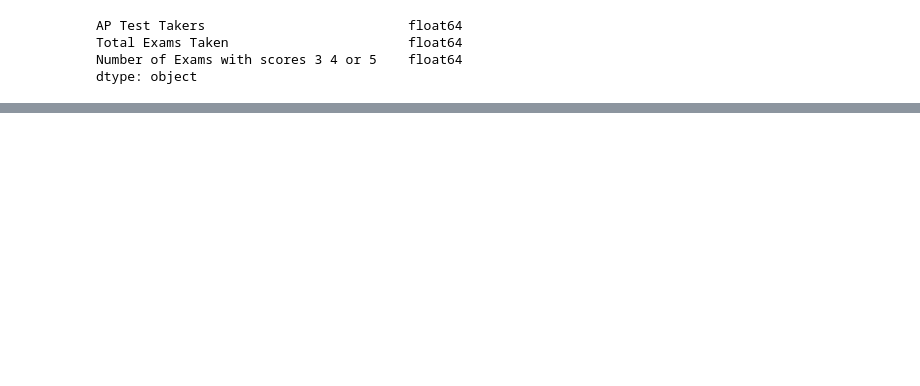
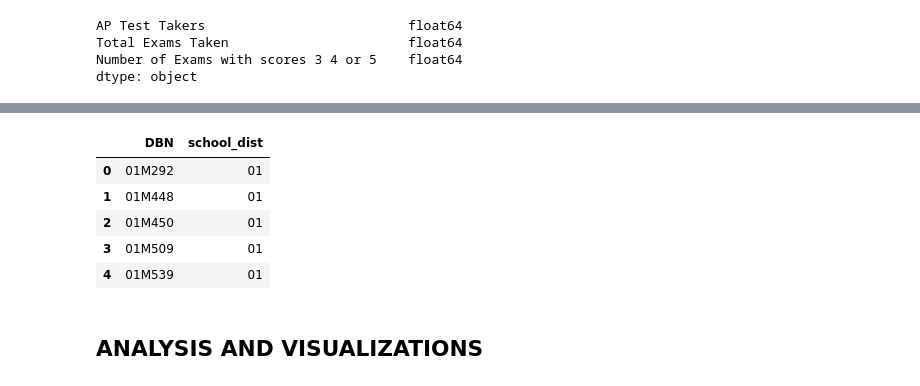
Before and after one commit to Lippins/NYC_high_school_data, a Jupyter notebook: notebook.ipynb, the cells around one changed output, grey strips where cells are left out. Drawn from its saved outputs; the diff is of its cells as text; code cells hidden in the pictures; blank space fills up the shorter version.

Commit message:
Conclude Data Cleaning

```diff
--- a/notebook.ipynb
+++ b/notebook.ipynb
@@ -375,0 +391,12 @@ dtype: object
+# %%
+# Assign sat_results to combined
+combined = data["sat_results"]
+
+# Merge ap_2010 into combined
+combined = combined.merge(data['ap_2010'], how='left', on='DBN')
+
+# Merge graduation into combined
+combined = combined.merge(data['graduation'], how='left', on='DBN')
+
+# Preview results
+combined.head(3)
@@ -375,0 +411,7 @@ dtype: object
+# %%
+frames_to_merge = ['class_size', 'demographics', 'survey', 'hs_directory']
+
+for df in frames_to_merge:
+    combined = combined.merge(data[df], how='inner', on='DBN')
+
+combined.head(3)
@@ -375,0 +427,3 @@ dtype: object
+# %%
+pd.set_option("display.max_rows", None)
+combined.isnull().sum()
@@ -375,0 +454,5 @@ dtype: object
+# %%
+means = combined.mean(numeric_only=True)
+combined.fillna(means, inplace=True)
+combined.fillna(0, inplace=True)
+print('The number of null values in our combined dataframe is: {}'.format(combined.isnull().sum().sum()))
@@ -375,0 +467,16 @@ dtype: object
+# %%
+def pull_string(item):
+    'returns the first and second string characters from passed item'
+    return item[0:2]
+
+combined['school_dist'] = combined['DBN'].apply(pull_string)
+combined[['DBN', 'school_dist']].head()
+# %% [output]
+|  | DBN | school_dist |
+| 0 | 01M292 | 01 |
+| 1 | 01M448 | 01 |
+| 2 | 01M450 | 01 |
+| 3 | 01M509 | 01 |
+| 4 | 01M539 | 01 |
+# %% [markdown]
+## ANALYSIS AND VISUALIZATIONS
```
Also changed, not shown: parts of 14 cells of this notebook.
